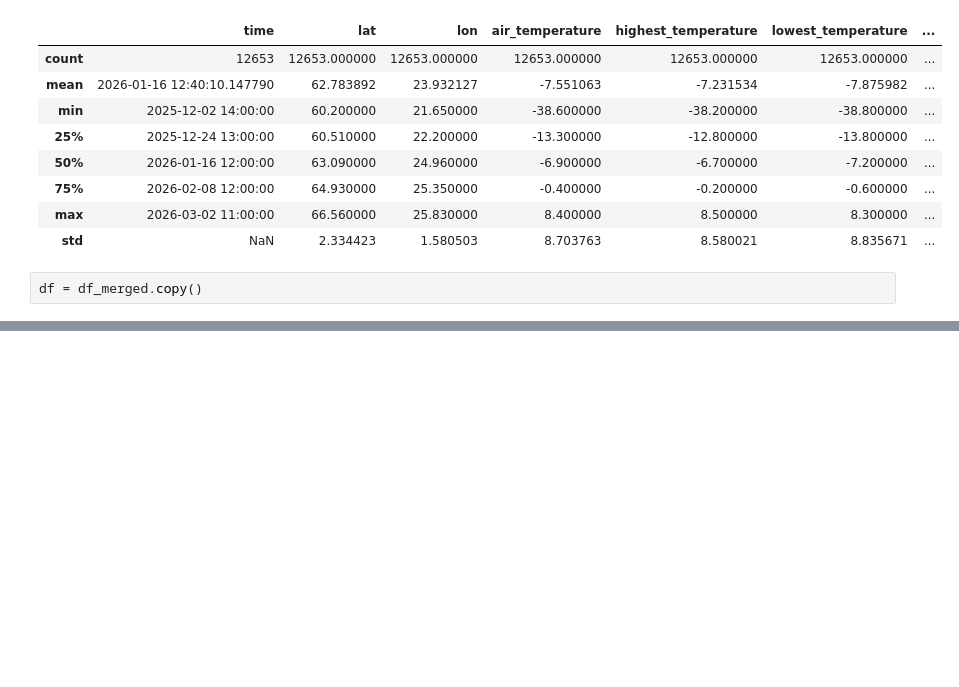
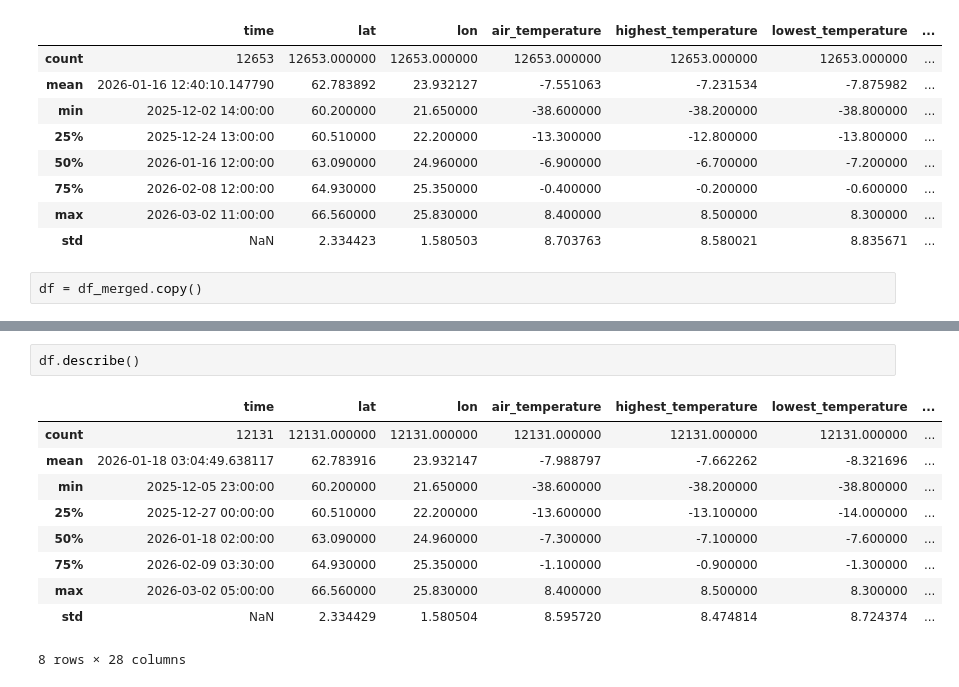
Before and after one commit to Doug-Vo/Weather-Predictor, a Jupyter notebook: Data_pipeline.ipynb, the cells around one changed output, grey strips where cells are left out. Saved outputs shown, nothing was run; the diff lists cells and outputs as text; blank space fills up the shorter version.

```diff
--- a/Data_pipeline.ipynb
+++ b/Data_pipeline.ipynb
@@ -334,0 +507,13 @@ memory usage: 3.0 MB
+# %%
+df.describe()
+# %% [output]
+|  | time | lat | lon | air_temperature | highest_temperature | lowest_temperature | ... |
+| count | 12131 | 12131.000000 | 12131.000000 | 12131.000000 | 12131.000000 | 12131.000000 | ... |
+| mean | 2026-01-18 03:04:49.638117 | 62.783916 | 23.932147 | -7.988797 | -7.662262 | -8.321696 | ... |
+| min | 2025-12-05 23:00:00 | 60.200000 | 21.650000 | -38.600000 | -38.200000 | -38.800000 | ... |
+| 25% | 2025-12-27 00:00:00 | 60.510000 | 22.200000 | -13.600000 | -13.100000 | -14.000000 | ... |
+| 50% | 2026-01-18 02:00:00 | 63.090000 | 24.960000 | -7.300000 | -7.100000 | -7.600000 | ... |
+| 75% | 2026-02-09 03:30:00 | 64.930000 | 25.350000 | -1.100000 | -0.900000 | -1.300000 | ... |
+| max | 2026-03-02 05:00:00 | 66.560000 | 25.830000 | 8.400000 | 8.500000 | 8.300000 | ... |
+| std | NaN | 2.334429 | 1.580504 | 8.595720 | 8.474814 | 8.724374 | ... |
+8 rows × 28 columns
```
Also changed, not shown: parts of 9 cells of this notebook.
